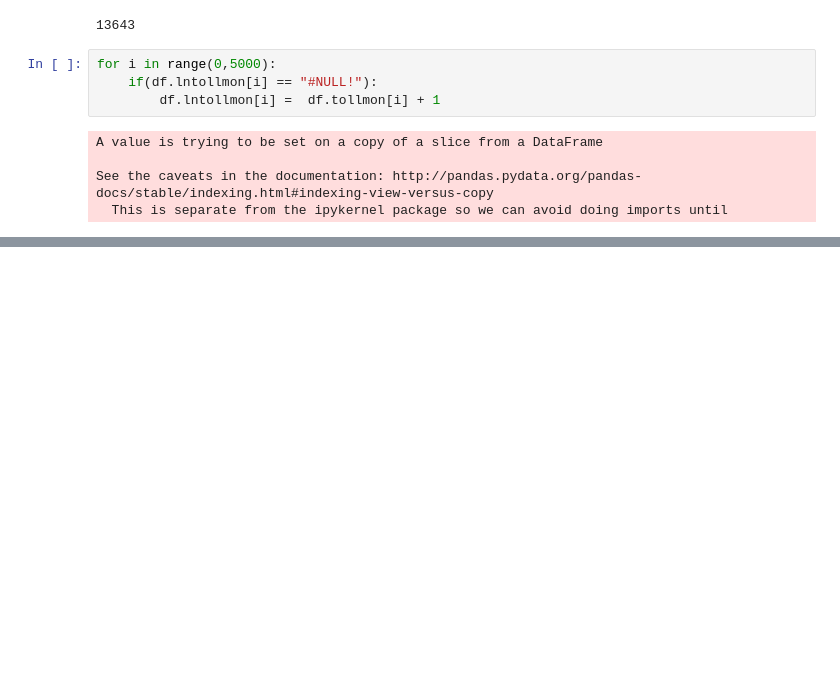
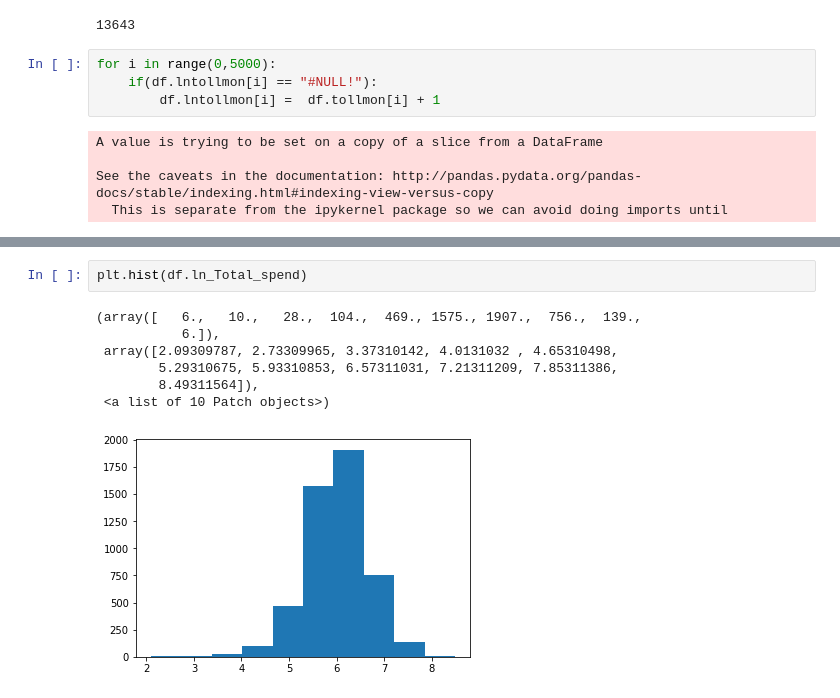
Before and after one commit to Vishwaak/Time-for-Machine, a Jupyter notebook: CREDIT CARD SPEND PREDICTION PROBLEM- BANKING/source Code.ipynb, the cells around one changed output, grey strips where cells are left out. Cells and saved outputs as stored; diff of their text form; blank space fills up the shorter version.

```diff
--- a/CREDIT CARD SPEND PREDICTION PROBLEM- BANKING/source Code.ipynb
+++ b/CREDIT CARD SPEND PREDICTION PROBLEM- BANKING/source Code.ipynb
@@ -63,0 +130,10 @@ See the caveats in the documentation: http://pandas.pydata.org/pandas-docs/stabl
+# %%
+plt.hist(df.ln_Total_spend)
+# %% [output]
+(array([   6.,   10.,   28.,  104.,  469., 1575., 1907.,  756.,  139.,
+           6.]),
+ array([2.09309787, 2.73309965, 3.37310142, 4.0131032 , 4.65310498,
+        5.29310675, 5.93310853, 6.57311031, 7.21311209, 7.85311386,
+        8.49311564]),
+ <a list of 10 Patch objects>)
+[figure, added]
```
Also changed, not shown: parts of 6 cells of this notebook.
